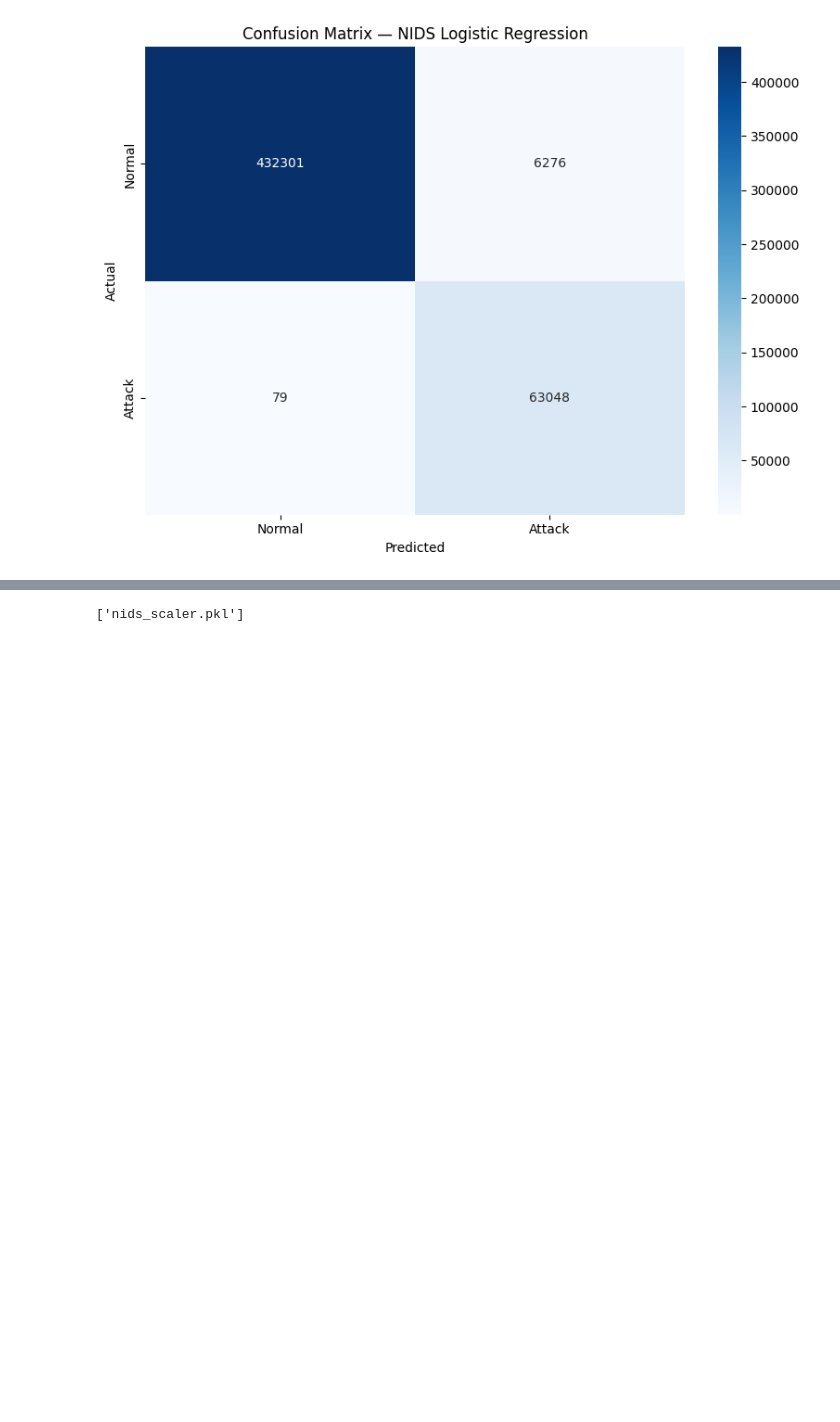
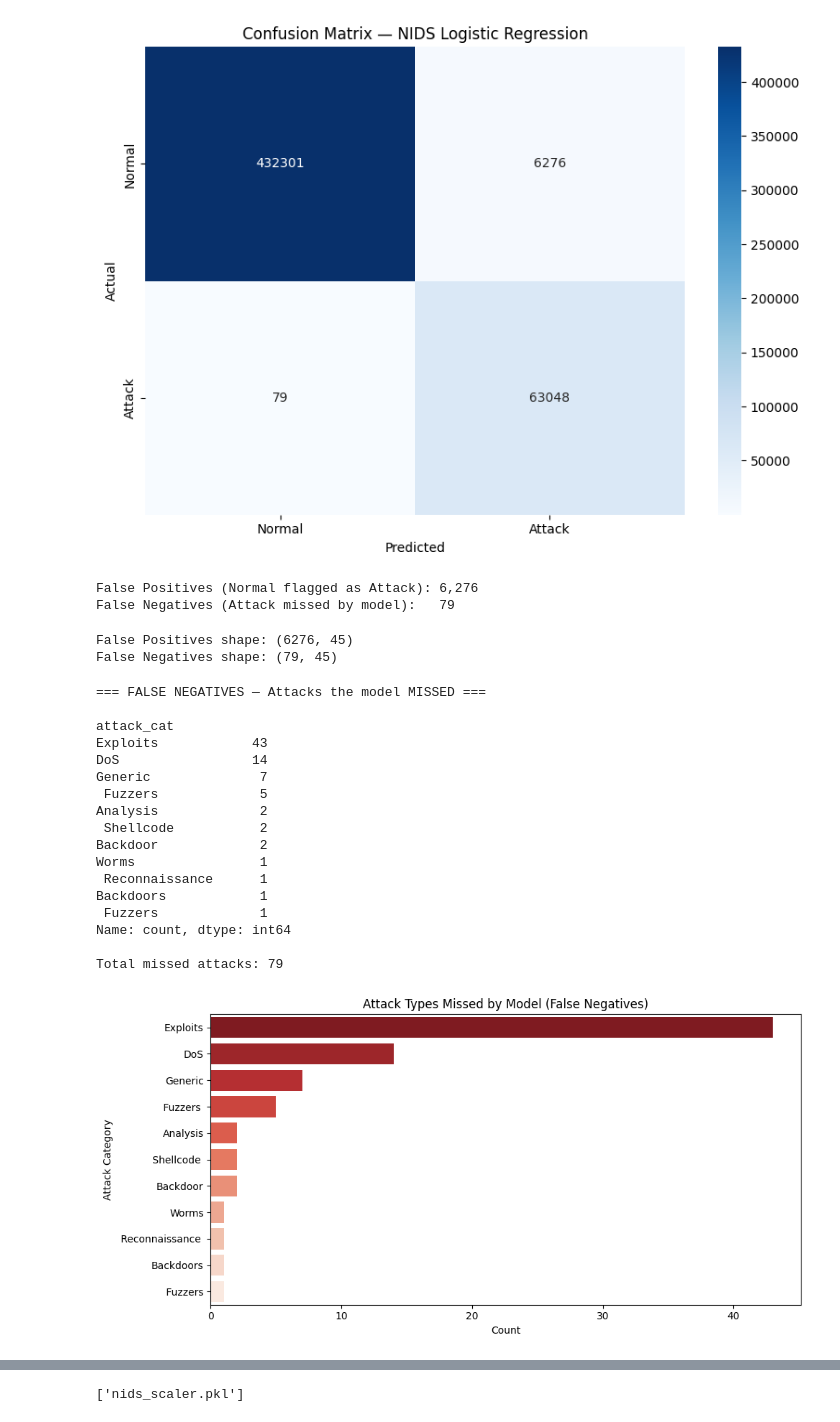
Before and after one commit to Kosiso7-og/NIDS-ML-CSCI380, a Jupyter notebook: Final Project.ipynb, the cells around one changed output, grey strips where cells are left out. Saved outputs shown, nothing was run; the diff lists cells and outputs as text; code cells hidden in the pictures; blank space fills up the shorter version.

Commit message:
Add error analysis and updated report

```diff
--- a/Final Project.ipynb
+++ b/Final Project.ipynb
@@ -228,3 +228,71 @@ plt.savefig('confusion_matrix.png', dpi=150)
 plt.show()
 # %% [output]
 [figure]
+# %%
+# Get indices of false positives and false negatives
+fp_idx = np.where((y_pred == 1) & (y_test.values == 0))[0]
+fn_idx = np.where((y_pred == 0) & (y_test.values == 1))[0]
+
+print(f"False Positives (Normal flagged as Attack): {len(fp_idx):,}")
+print(f"False Negatives (Attack missed by model):   {len(fn_idx):,}")
+# %% [output]
+False Positives (Normal flagged as Attack): 6,276
+False Negatives (Attack missed by model):   79
+# %%
+# Get the test set rows from the original dataframe
+X_test_df = df.drop(columns=['Label']).iloc[y_test.index]
+X_test_df = X_test_df.copy()
+X_test_df['Label'] = y_test.values
+X_test_df['Predicted'] = y_pred
+
+# Separate false positives and false negatives
+false_positives = X_test_df.iloc[fp_idx]
+false_negatives = X_test_df.iloc[fn_idx]
+
+print(f"False Positives shape: {false_positives.shape}")
+print(f"False Negatives shape: {false_negatives.shape}")
+# %% [output]
+False Positives shape: (6276, 45)
+False Negatives shape: (79, 45)
+# %%
+# Re-load attack categories from original dataframe before it was dropped
+attack_cat_series = pd.concat([df1, df2, df3, df4], ignore_index=True)['attack_cat']
+attack_cat_series = attack_cat_series.iloc[y_test.index].reset_index(drop=True)
+
+X_test_df['attack_cat'] = attack_cat_series.values
+false_negatives = X_test_df.iloc[fn_idx].copy()
+# %%
+print("=== FALSE NEGATIVES — Attacks the model MISSED ===\n")
+missed_attacks = false_negatives['attack_cat'].value_counts()
+print(missed_attacks)
+print(f"\nTotal missed attacks: {len(false_negatives):,}")
+
+# Plot
+plt.figure(figsize=(10, 5))
+sns.barplot(x=missed_attacks.values, y=missed_attacks.index,
+            hue=missed_attacks.index, palette='Reds_r', legend=False)
+plt.title('Attack Types Missed by Model (False Negatives)')
+plt.xlabel('Count')
+plt.ylabel('Attack Category')
+plt.tight_layout()
+plt.savefig('false_negatives_by_attack.png', dpi=150)
+plt.show()
+# %% [output]
+=== FALSE NEGATIVES — Attacks the model MISSED ===
+
+attack_cat
+Exploits            43
+DoS                 14
+Generic              7
+ Fuzzers             5
+Analysis             2
+ Shellcode           2
+Backdoor             2
+Worms                1
+ Reconnaissance      1
+Backdoors            1
+ Fuzzers             1
+Name: count, dtype: int64
+
+Total missed attacks: 79
+[figure, added]
```
Also changed, not shown: parts of 1 cell of this notebook, 2 other files.
